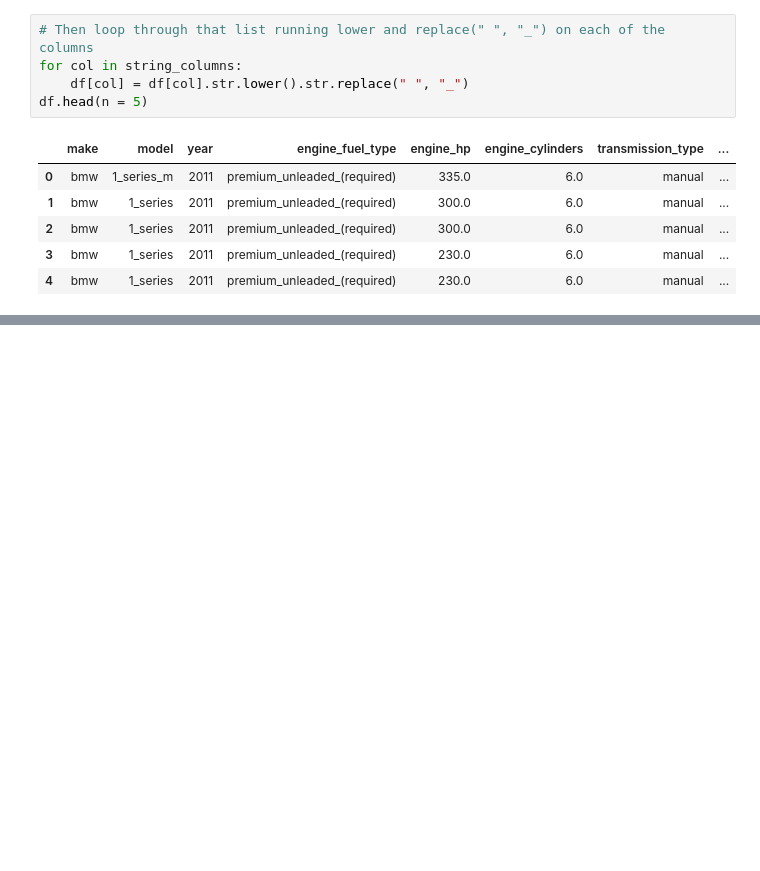
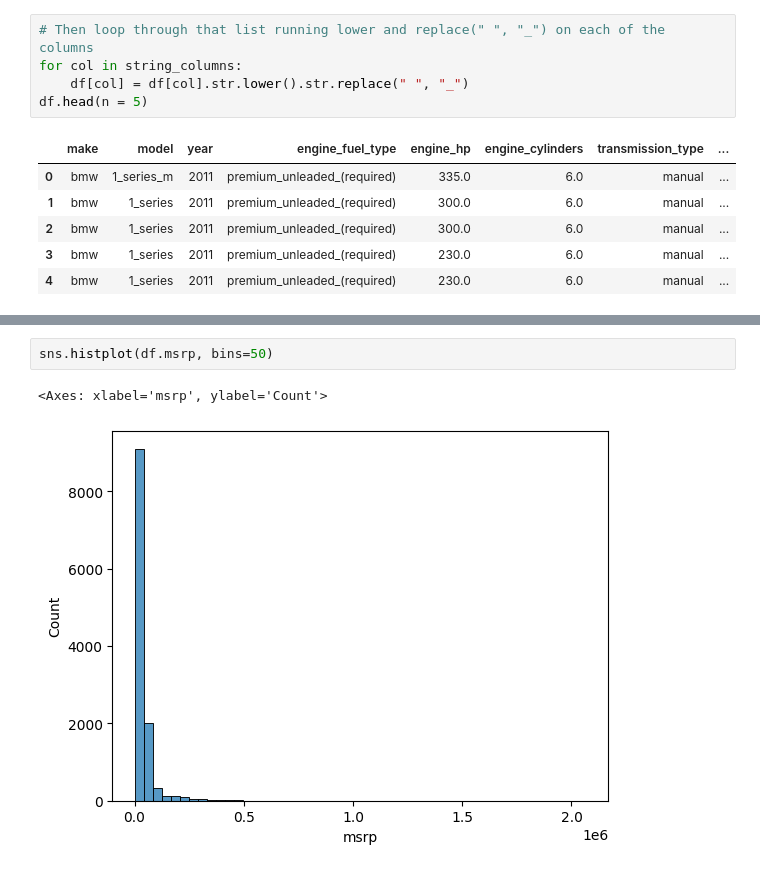
Before and after one commit to kasteion/ml-zoomcamp-2024, a Jupyter notebook: 02-regression/02-price-prediction.ipynb, the cells around one changed output, grey strips where cells are left out. Cells and saved outputs as stored; diff of their text form; blank space fills up the shorter version.

```diff
--- a/02-regression/02-price-prediction.ipynb
+++ b/02-regression/02-price-prediction.ipynb
@@ -105,0 +151,5 @@ df.head(n = 5)
+# %%
+sns.histplot(df.msrp, bins=50)
+# %% [output]
+<Axes: xlabel='msrp', ylabel='Count'>
+[figure, added]
```
Also changed, not shown: parts of 34 cells of this notebook.
